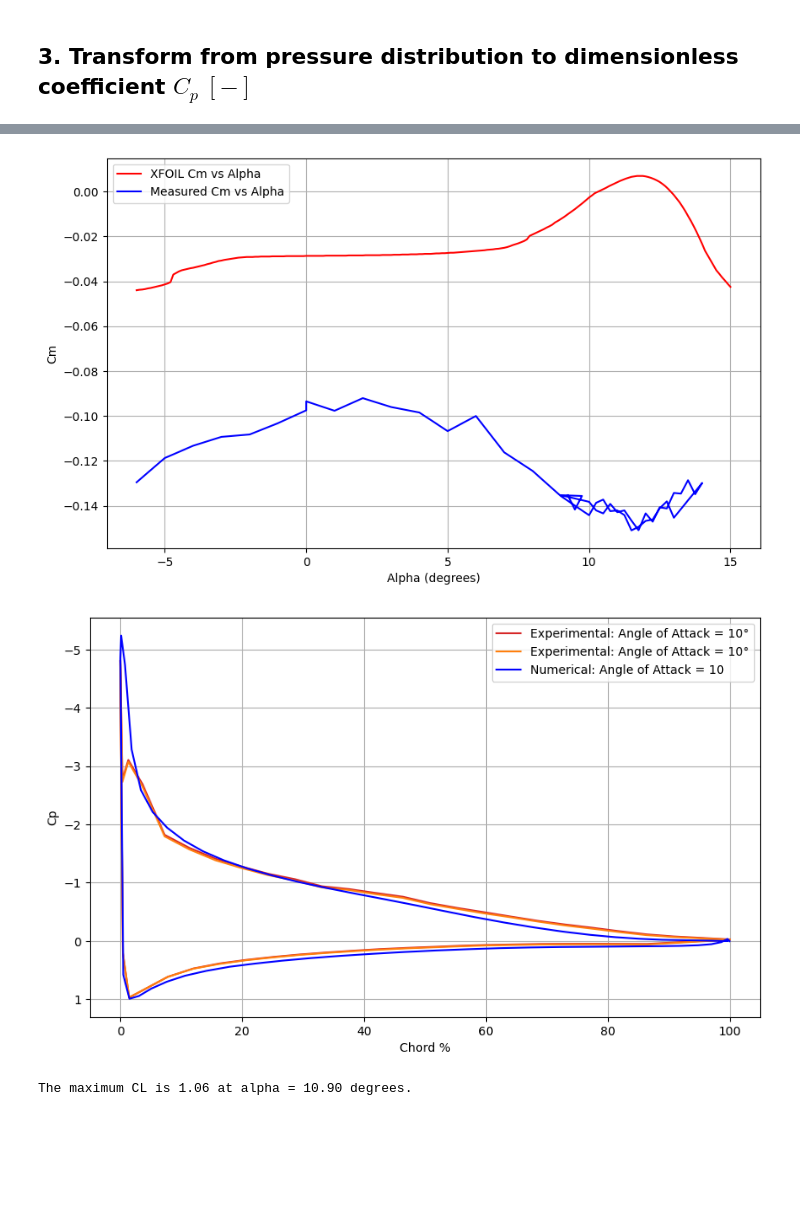
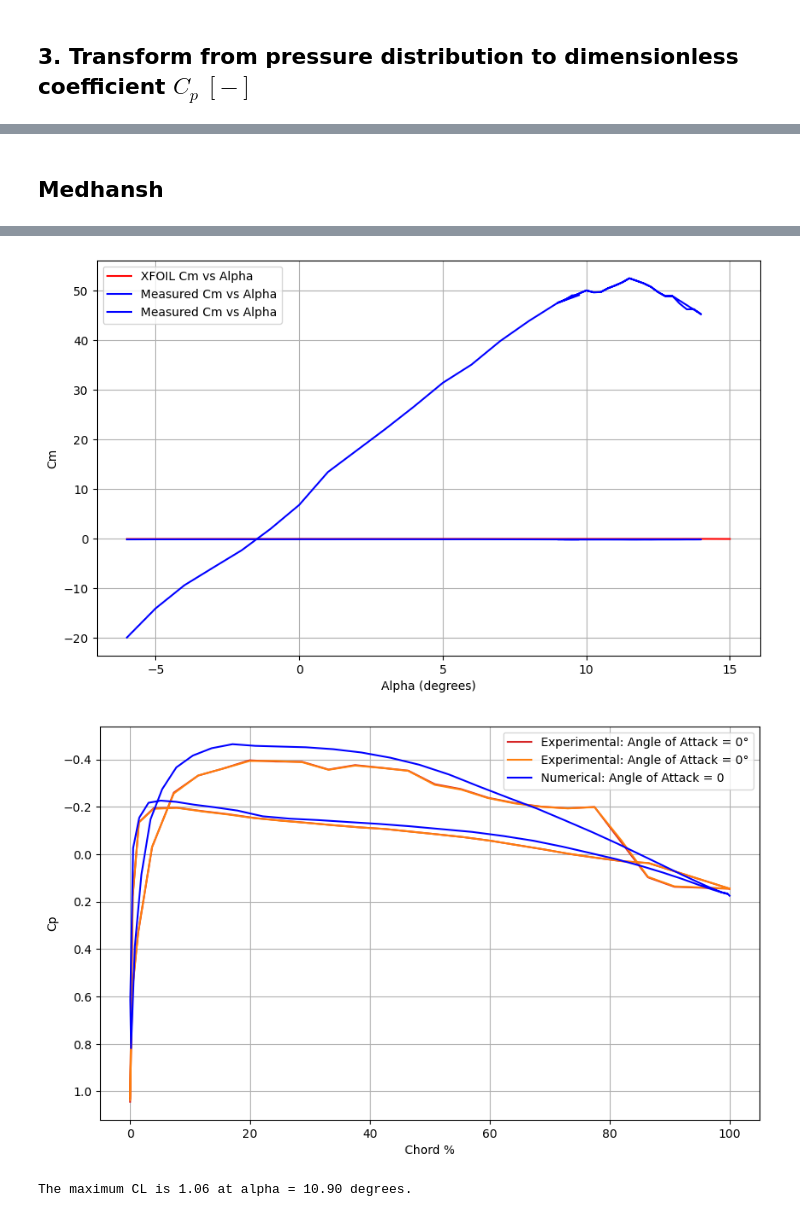
Before and after one commit to federicoangioni/LSWTT, a Jupyter notebook: processing.ipynb, the cells around one changed output, grey strips where cells are left out. Saved outputs shown, nothing was run; the diff lists cells and outputs as text; code cells hidden in the pictures; blank space fills up the shorter version.

```diff
--- a/processing.ipynb
+++ b/processing.ipynb
@@ -7,7 +7,7 @@ import numpy as np
 # %% [markdown]
 Importing the data recorded from the pressure ports
 # %%
-pressures = pd.read_csv('raw_testG41.csv')
+pressures = pd.read_csv('data/raw_testG41.csv')
 pressures.columns
 pressures.dtypes
 # %% [output]
@@ -26,7 +26,7 @@ Length: 121, dtype: object
 # %% [markdown]
 Importing the coordinates of each static port on the airfoil
 # %%
-airfoil_ports = pd.read_csv('airfoil_coordinates.csv')
+airfoil_ports = pd.read_csv('data/airfoil_coordinates.csv')
 airfoil_ports.columns
 # %% [output]
 Index(['Port Name', 'x', 'y'], dtype='object')
@@ -57,5 +55,6 @@ pressures['q_inf'] = 0.211804 + 1.928442*pressures['Delta_Pb'] + 1.879374 *10**(
 # %%
-pressures['p_s'] = pressures['P097'] - pressures['q_inf']
+pressures['p_s_inf'] = pressures['P097'] - pressures['q_inf']
+pressures.to_csv('data/pressures.csv')
 # %%
 cp_distributions = pressures.copy()
 
@@ -99,0 +189,30 @@ plt.show()
+# %%
+cds = []
+
+for i, alpha in enumerate(pressures['Alpha']):
+
+    temp = pressures[pressures['Alpha'] == alpha].copy(deep=True).reset_index()
+
+    integrand = ((-temp.loc[0, velocities]).add(temp.loc[0, 'V_inf'], axis = 0)).multiply(temp.loc[0, velocities], axis = 0)
+    first_int = integrate.trapezoid(integrand, total['mm'][:])
+
+
+    integrand = (-temp.loc[0, static_ports]).add(temp.loc[0, 'p_s_inf'], axis = 0)
+
+    second_int = integrate.trapezoid(integrand, static['mm'][:])
+
+    D = temp['rho']*first_int + second_int
+
+    cd = D/(temp['q_inf'] * 160)
+    #
+    cds.append(float(cd.iloc[0]))
+cds = np.array(cds)
+
+pressures['c_d'] = cds
+plt.plot(pressures['Alpha'], cds)
+plt.xlabel(r"$\alpha \: [\deg]$")
+plt.ylabel(r"$c_d \: [-]$")
+plt.axhline(0, color = 'black')
+plt.axvline(0, color= 'black')
+plt.grid()
+plt.show()
@@ -100,6 +221,8 @@ plt.show()
+# %% [markdown]
+## Medhansh
 # %%
 # select your angle of attack!
-aoa = 6
+aoa = 0
 
 
 # Load the data from the file, skipping the header lines
@@ -138,6 +261,7 @@ Cm_tunnel = [-0.1295528, -0.118723629, -0.11328203, -0.109317356, -0.10824409, -
 #Cl
 plt.figure(figsize=(10, 6))
 plt.plot(alpha_filtered, CL_filtered, label='XFOIL Cl vs Alpha', color="r")
+plt.plot(aoa_tunnel, pressures['c_l'], label='fede', color="black")
 plt.plot(aoa_tunnel, Cl_tunnel, label='Measured Cl vs Alpha', color="b")
 #plt.axvline(x=max_alpha, linestyle='--', color='red', label=f'Max CL at ({max_alpha:.2f}, {max_CL:.2f})')
 #plt.axhline(y=max_CL, linestyle='--', color='red')
@@ -151,6 +275,7 @@ plt.show()
 #Cd
 plt.figure(figsize=(10, 6))
 plt.plot(alpha_filtered, CD_filtered, label='XFOIL CD vs Alpha', color='r')
+plt.plot(aoa_tunnel, pressures['c_d'], label='fede cd', color='black')
 plt.plot(aoa_tunnel, Cd_tunnel, label='Measured Cd vs Alpha', color="b")
 plt.xlabel('Alpha (degrees)')
 plt.ylabel('CD')
@@ -163,6 +288,8 @@ plt.show()
 plt.figure(figsize=(10, 6))
 plt.plot(alpha_filtered, Cm_filtered, label='XFOIL Cm vs Alpha', color='r')
 plt.plot(aoa_tunnel, Cm_tunnel, label='Measured Cm vs Alpha', color="b")
+plt.plot(aoa_tunnel, pressures['c_m0.25'], label='Measured Cm vs Alpha', color="b")
+
 plt.xlabel('Alpha (degrees)')
 plt.ylabel('Cm')
 plt.grid(True)
@@ -204,3 +331,3 @@ print(f"The maximum CL is {max_CL:.2f} at alpha = {max_alpha:.2f} degrees.")
-[figure, old version]
+[figure, new version]
-[figure, old version]
+[figure, new version]
 The maximum CL is 1.06 at alpha = 10.90 degrees.
```
Also changed, not shown: parts of 13 cells of this notebook, 26 other files.
